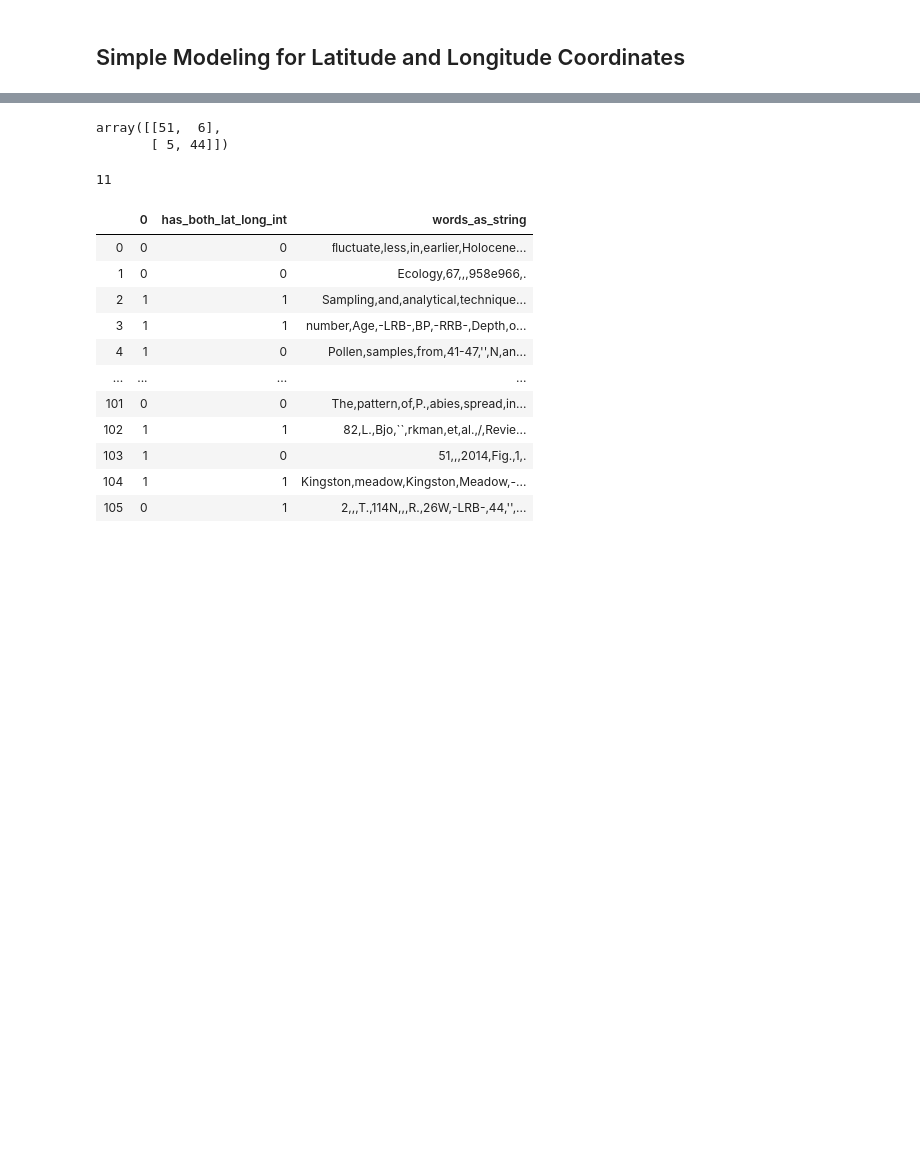
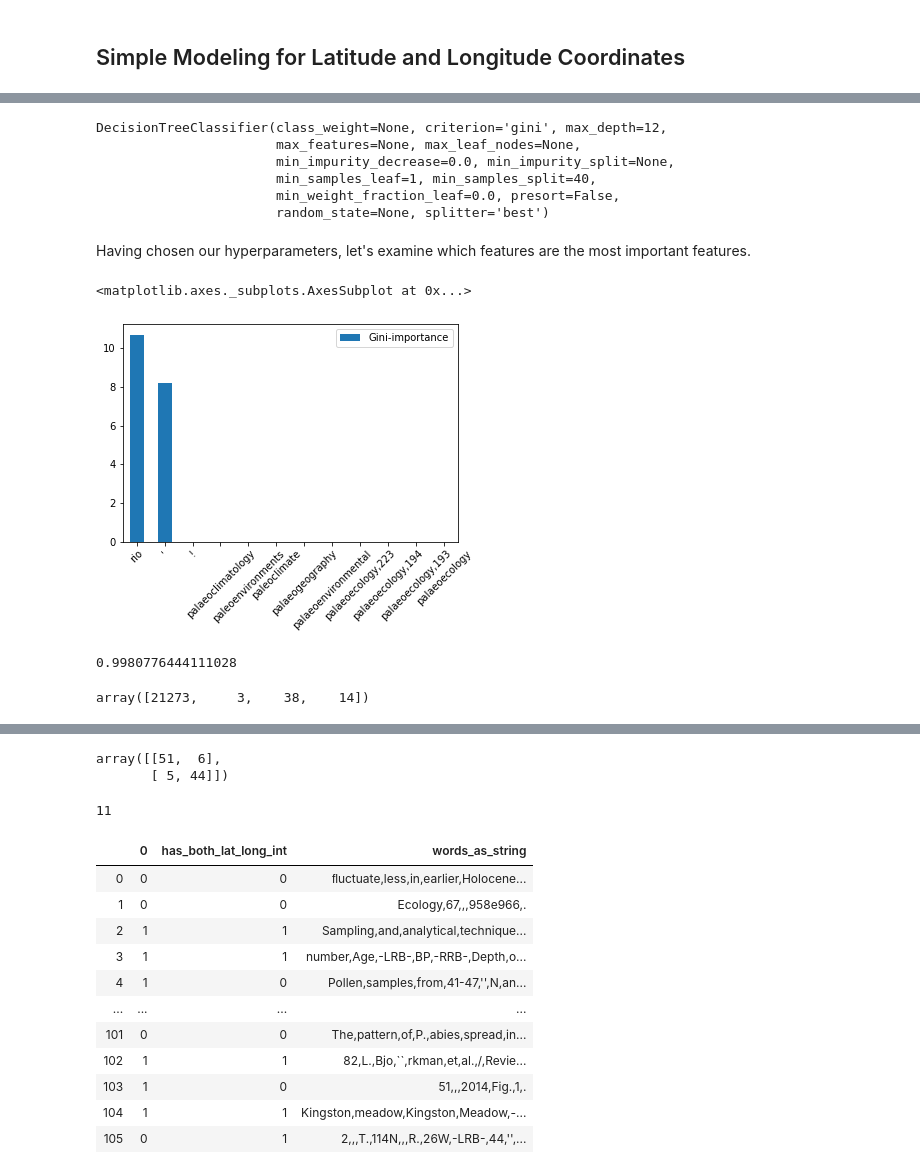
Before and after one commit to throughput-ec/UnacquiredSites, a Jupyter notebook: Modelling_Coords.ipynb, the cells around one changed output, grey strips where cells are left out. Cells and saved outputs as stored; diff of their text form; code cells hidden in the pictures; blank space fills up the shorter version.

```diff
--- a/Modelling_Coords.ipynb
+++ b/Modelling_Coords.ipynb
@@ -67,0 +115,7 @@ hide_toggle()
+# %%
+for classifier_name, classifier_obj in classifiers.items():
+    print("Confusion Matrix", classifier_name)
+    classifier_obj.fit(X_train, y_train)
+    y_pred = classifier_obj.predict(X_test)
+    conf_mat = confusion_matrix(y_test, y_pred).ravel()
+    print(conf_mat)
@@ -67,0 +134,14 @@ hide_toggle()
+# %%
+min_samples_split_dict = {'sample_size':[], 'train_accuracy':[], 'test_accuracy' :[]}
+
+for nsamples in range(2,200,20):
+    model = DecisionTreeClassifier(min_samples_split = nsamples)
+    model.fit(X_train, y_train)
+    score = model.score(X_train,y_train)
+    test_score = model.score(X_test,y_test)
+    min_samples_split_dict['sample_size'].append(nsamples)
+    min_samples_split_dict['train_accuracy'].append(score)
+    min_samples_split_dict['test_accuracy'].append(test_score)
+
+min_samples_split_df = pd.DataFrame(min_samples_split_dict)
+min_samples_split_df
@@ -67,0 +188,11 @@ hide_toggle()
+# %%
+clf.fit(X_train, y_train)
+# %% [output]
+DecisionTreeClassifier(class_weight=None, criterion='gini', max_depth=12,
+                       max_features=None, max_leaf_nodes=None,
+                       min_impurity_decrease=0.0, min_impurity_split=None,
+                       min_samples_leaf=1, min_samples_split=40,
+                       min_weight_fraction_leaf=0.0, presort=False,
+                       random_state=None, splitter='best')
+# %% [markdown]
+Having chosen our hyperparameters, let's examine which features are the most important features.
@@ -67,0 +210,6 @@ hide_toggle()
+# %%
+importances = pd.DataFrame.from_dict(feats, orient='index').rename(columns={0: 'Gini-importance'})
+importances.sort_values(by='Gini-importance', ascending=False)[:12].plot(kind='bar', rot=45)
+# %% [output]
+<matplotlib.axes._subplots.AxesSubplot at 0x...>
+[figure, added]
@@ -67,0 +218,8 @@ hide_toggle()
+# %%
+clf.score(X_test, y_test)
+# %% [output]
+0.9980776444111028
+# %%
+confusion_matrix(y_test, y_pred).ravel()
+# %% [output]
+array([21273,     3,    38,    14])
```
Also changed, not shown: parts of 56 cells of this notebook, 1 other file.
